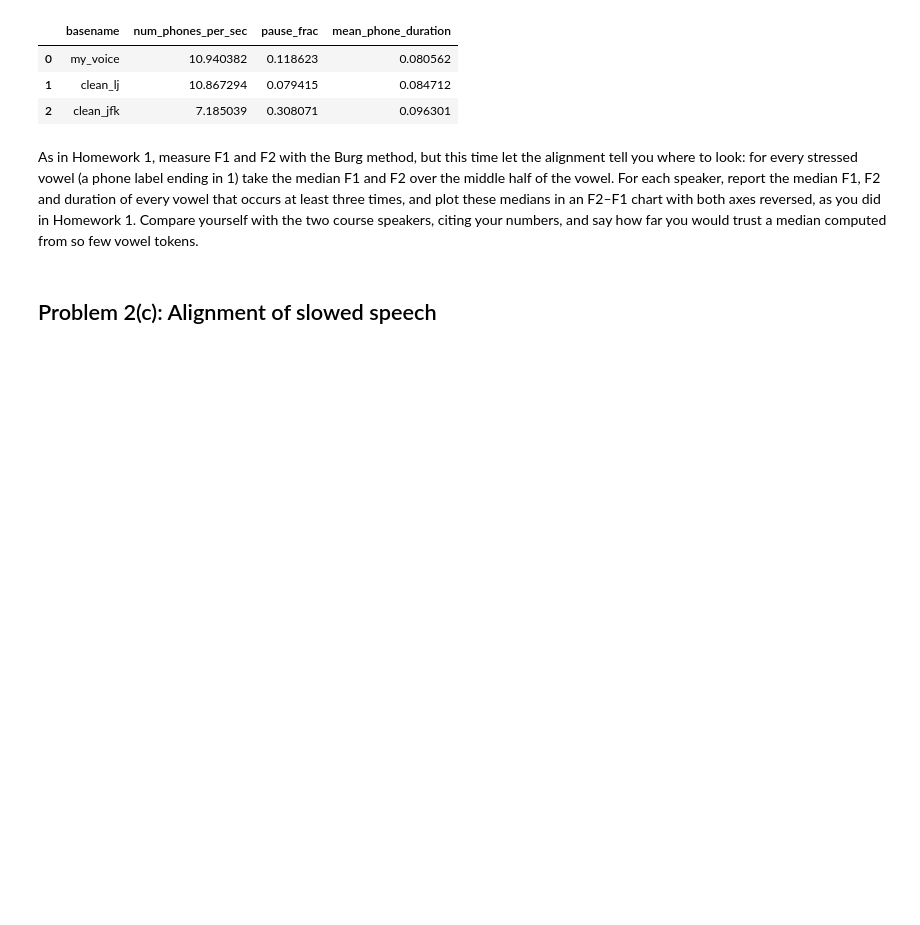
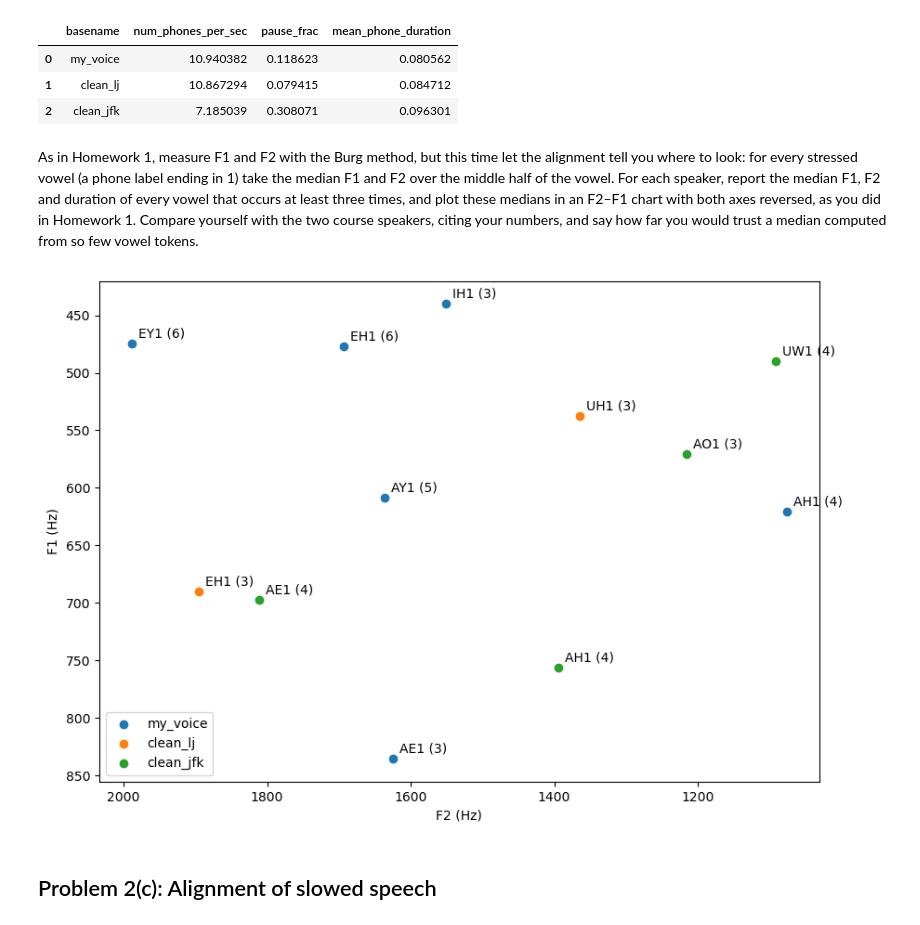
Before and after one commit to Morris88826/CSCE630_Speech_Processing, a Jupyter notebook: hw2/problem2.ipynb, the cells around one changed output. Cells and saved outputs as stored; diff of their text form; code cells hidden in the pictures; blank space fills up the shorter version.

```diff
--- a/hw2/problem2.ipynb
+++ b/hw2/problem2.ipynb
@@ -220,3 +278,29 @@ trust a median computed from so few vowel tokens.
+# %%
+fig, ax = plt.subplots(figsize=(10, 7))
+for speaker, stats in plot_results.items():
+    ax.scatter(
+        stats["F2"],
+        stats["F1"],
+        label=speaker
+    )
+
+    for label, row in stats.iterrows():
+        ax.annotate(
+            label + " (" + str(int(row["count"])) + ")",
+            (row["F2"], row["F1"]),
+            xytext=(5, 5),
+            textcoords="offset points"
+        )
+
+ax.invert_xaxis()
+ax.invert_yaxis()
+
+ax.set_xlabel("F2 (Hz)")
+ax.set_ylabel("F1 (Hz)")
+ax.legend()
+plt.show()
+# %% [output]
+[figure, added]
 # %% [markdown]
 ## Problem 2(c): Alignment of slowed speech
 # %% [markdown]
```
Also changed, not shown: parts of 1 cell of this notebook, 1 other file.
